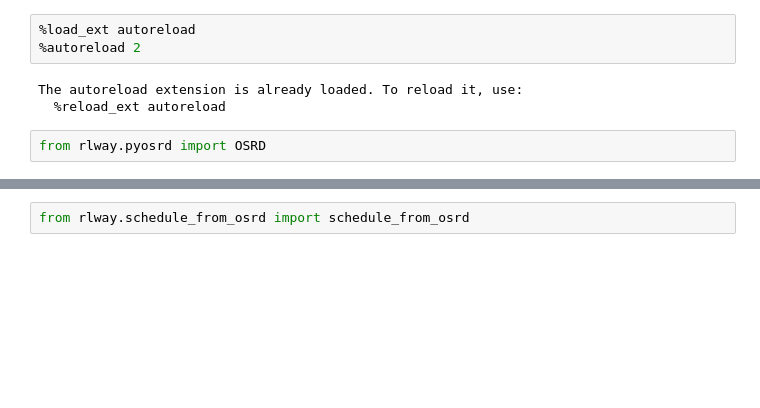
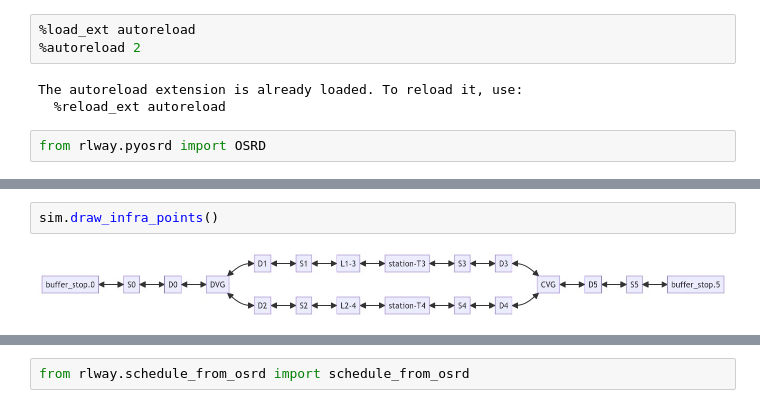
Before and after one commit to y-plus/pyOSRD, a Jupyter notebook: notebooks_explo/use_case.ipynb, the cells around one changed output, grey strips where cells are left out. Drawn from its saved outputs; the diff is of its cells as text; blank space fills up the shorter version.

```diff
--- a/notebooks_explo/use_case.ipynb
+++ b/notebooks_explo/use_case.ipynb
@@ -40 +39,5 @@ sim = OSRD(use_case=use_case, dir='tmp')
+# %%
+sim.draw_infra_points()
+# %% [output]
+[figure, added]
 # %%
```
Also changed, not shown: parts of 7 cells of this notebook, 2 other files.
